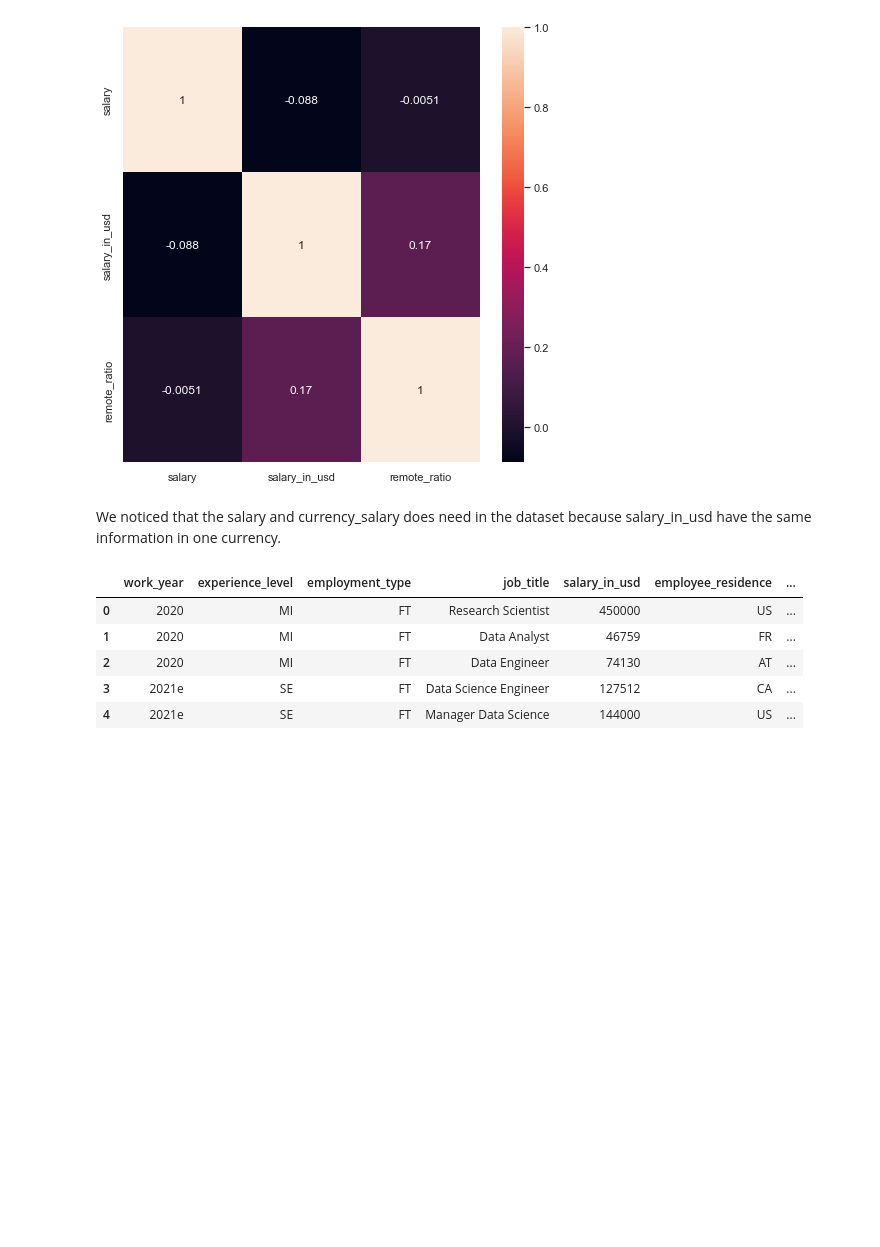
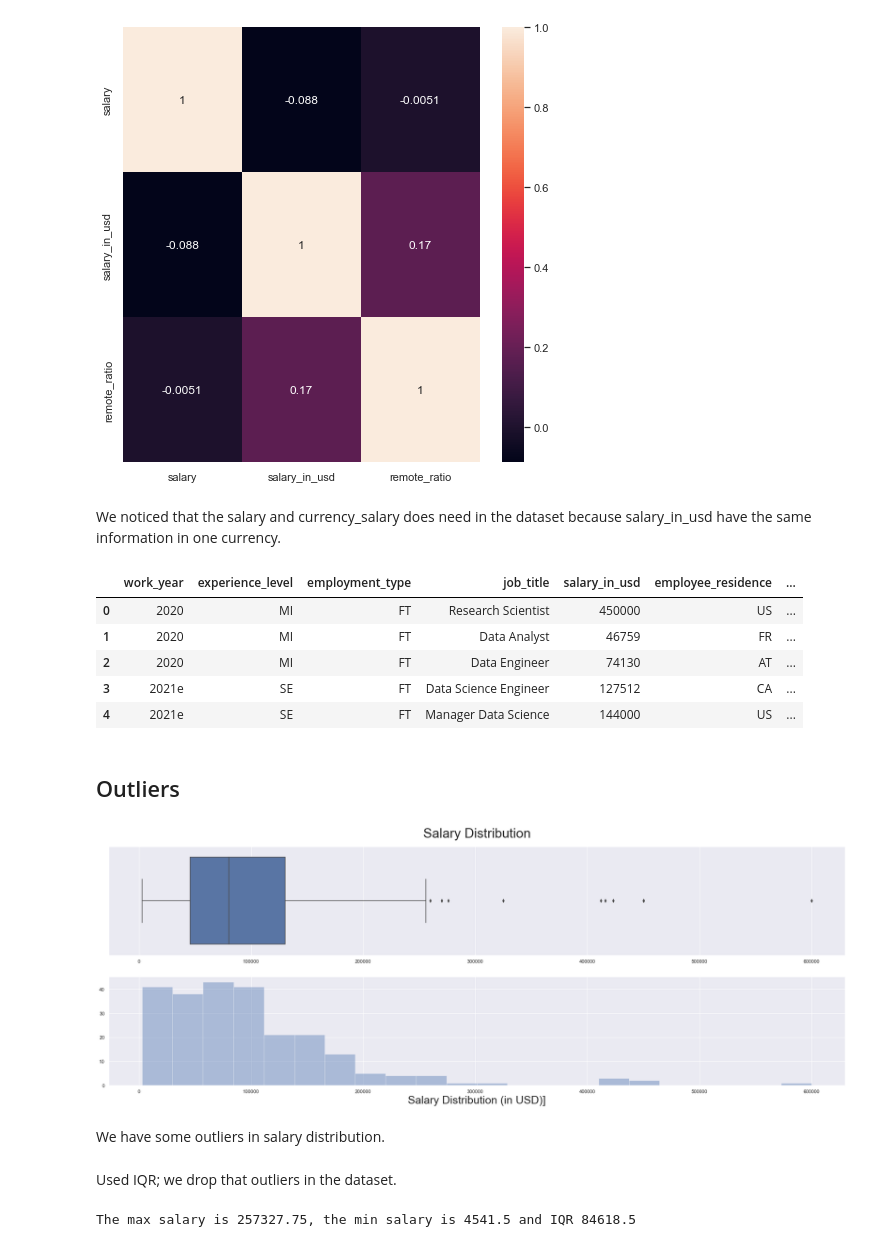
Before and after one commit to jeanpierec/ljpiere_projects, a Jupyter notebook: Proyecto4_JobSalaries/JobSalaries_IT.ipynb, the cells around one changed output. Saved outputs shown, nothing was run; the diff lists cells and outputs as text; code cells hidden in the pictures; blank space fills up the shorter version.

```diff
--- a/Proyecto7_JobSalaries/JobSalaries_IT.ipynb
+++ b/Proyecto4_JobSalaries/JobSalaries_IT.ipynb
@@ -192,3 +200,45 @@ jobsala.head()
 | 2 | 2020 | MI | FT | Data Engineer | 74130 | AT | ... |
 | 3 | 2021e | SE | FT | Data Science Engineer | 127512 | CA | ... |
 | 4 | 2021e | SE | FT | Manager Data Science | 144000 | US | ... |
+# %% [markdown]
+## Outliers
+# %%
+import warnings
+warnings.simplefilter(action="ignore", category=FutureWarning)
+
+x = jobsala['salary_in_usd']
+
+plt.figure(figsize = (30,10))
+
+plt.subplot(2,1,1)
+sns.boxplot(x)
+plt.xlabel("")
+plt.title('Salary Distribution', weight=50, size = 30, pad = 20)
+
+plt.subplot(2,1,2)
+sns.distplot(x, kde = False)
+plt.xlabel('Salary Distribution (in USD)]', size = 25)
+
+plt.show()
+# %% [output]
+[figure, added]
+# %% [markdown]
+We have some outliers in salary distribution.
+# %% [markdown]
+Used IQR; we drop that outliers in the dataset.
+# %%
+surfT_min_list=[]
+surfT_max_list=[]
+
+Q1 = jobsala["salary_in_usd"].quantile(0.25)
+Q3 = jobsala["salary_in_usd"].quantile(0.75)
+IQR = Q3 - Q1
+lim_min = jobsala["salary_in_usd"].quantile(0.01)
+lim_max = Q3 + (IQR*1.5)
+
+surfT_min_list.append(lim_min)
+surfT_max_list.append(lim_max)
+
+print("The max salary is {}, the min salary is {} and IQR {}" .format(lim_max,lim_min,IQR))
+# %% [output]
+The max salary is 257327.75, the min salary is 4541.5 and IQR 84618.5
```
Also changed, not shown: parts of 11 cells of this notebook, 13 other files.
